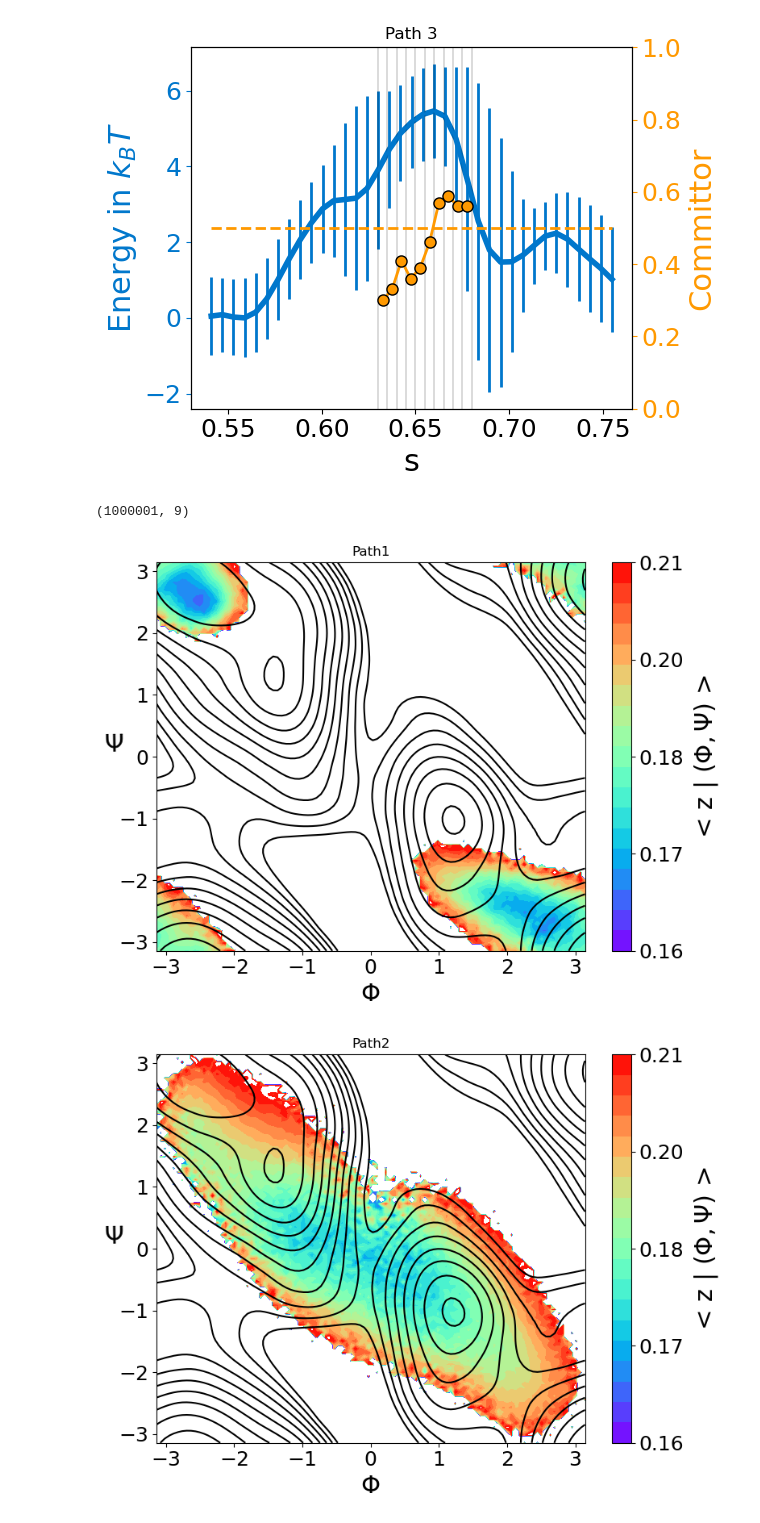
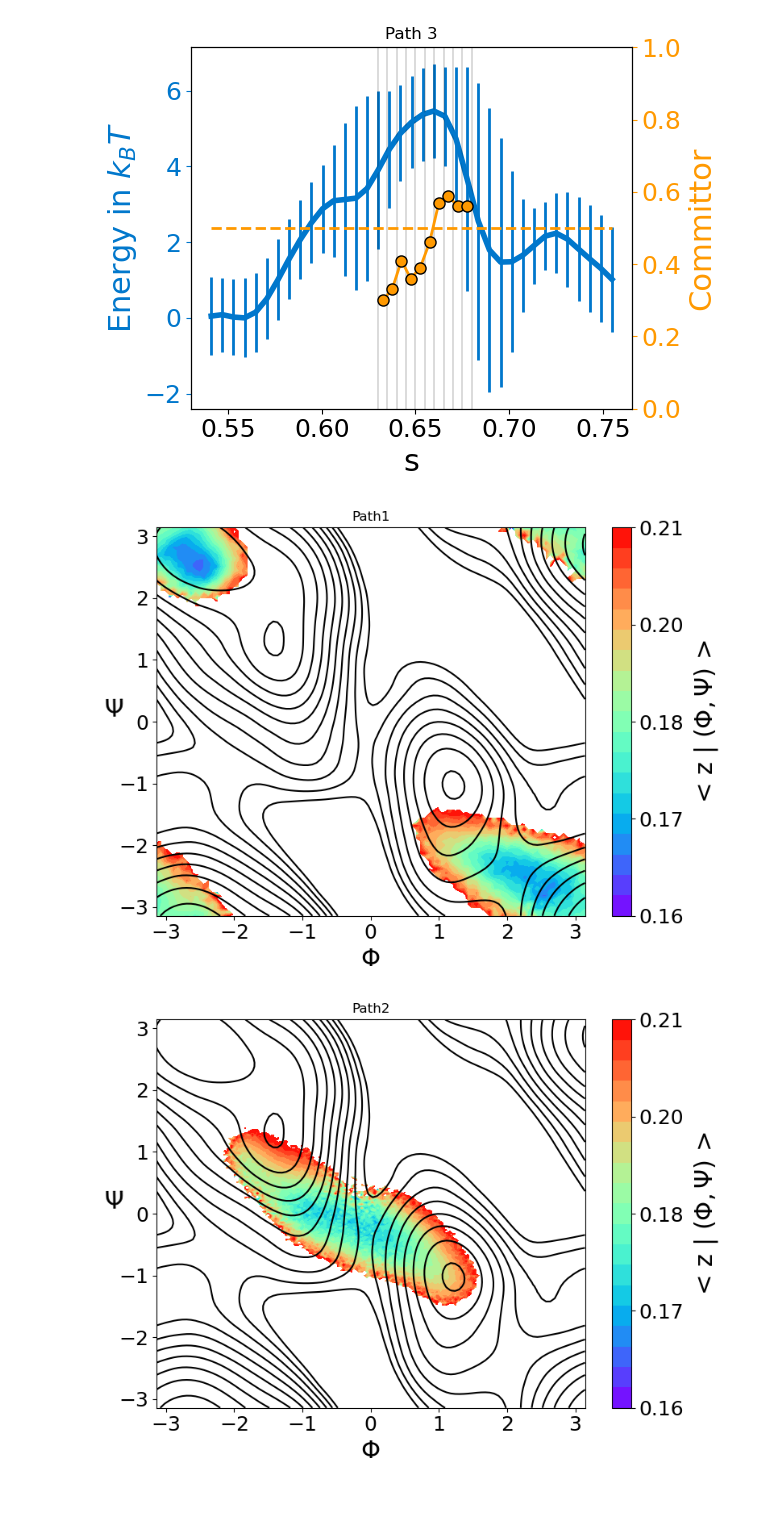
Before and after one commit to ThorbenF/DeepLNE, a Jupyter notebook: Results_Dialanine.ipynb, the cells around one changed output. Cells and saved outputs as stored; diff of their text form; code cells hidden in the pictures.

```diff
--- a/Results_Dialanine.ipynb
+++ b/Results_Dialanine.ipynb
@@ -260,6 +260,13 @@ for i in range(1,4):
     hist, bin_edges = np.histogram(s, bins=num_bins, range=(s.min(), s.max()))
     bin_indices = np.digitize(s, 0.5*(bin_edges[1:]+bin_edges[:-1]))/num_bins
 
+    if i ==1:
+        s1=s
+    if i ==2:
+        s2=s
+    if i ==3:
+        s3=s
+
     fig, ax = plt.subplots(1, figsize=(6,6), dpi=100)
     plt.title('Path %s' %i)
 
@@ -397,14 +483,10 @@ for i in range(1,4):
 [figure]
 [figure]
 [figure]
-# %%
-colvar.shape
-# %% [output]
-(1000001, 9)
 # %%
-
-nbins_phi = 100
-nbins_psi = 100
+res=100
+nbins_phi = res
+nbins_psi = res
 
 
 for i in range(1,4):
@@ -421,34 +503,41 @@ for i in range(1,4):
     hist_weighted_2d, _, _ = np.histogram2d(PHI, PSI, bins=(nbins_phi, nbins_psi), weights=z)
 
     hist_2d[hist_2d == 0] = 1
 
     expectation_value_z = hist_weighted_2d / hist_2d
 
+
     if i==1:
         contour_levels = np.linspace(0.16, 0.21, 20)
+        expectation_value_z[expectation_value_z==expectation_value_z.min()]= None
 
     if i==2:
         contour_levels = np.linspace(0.16,  0.21, 20)
+        expectation_value_z[expectation_value_z==expectation_value_z.min()]= None
 
     if i==3:
-        contour_levels = np.linspace(expectation_value_z.min(), -0.18, 20)
+        contour_levels = np.linspace(-0.235, -0.18, 20)
+        expectation_value_z[expectation_value_z==expectation_value_z.max()]= None
 
     fig, ax = plt.subplots(1, figsize=(8,6))
     plt.title('Path%s' %i)
     plt.contour(phi_grid, psi_grid,file_free_grid,levels,colors='black')
-    contour = plt.contourf(phi_grid, psi_grid, expectation_value_z.T, levels=contour_levels, cmap='rainbow')
+
+    t_phi_grid, t_psi_grid = np.meshgrid(np.linspace(xedges.min(), xedges.max(), res),
+                                 np.linspace(yedges.min(), yedges.max(), res))
+    contour = plt.contourf(t_phi_grid, t_psi_grid, expectation_value_z.T, levels=contour_levels, cmap='rainbow')
 
 
     cbar = plt.colorbar(contour, format='%.2f')
     cbar.set_label(r'< z | ($\Phi,\Psi$) >', rotation=90, labelpad=8,fontsize=22)
     cbar.set_ticks(np.linspace(contour_levels.min(), contour_levels.max(), 5))
     cbar.ax.tick_params(labelsize=18)
     plt.xticks(fontsize=18)
     plt.yticks(fontsize=18)
     plt.xlabel(r'$\Phi$',fontsize=22)
     plt.ylabel(r'$\Psi$', rotation=1,fontsize=22)
     plt.tight_layout()
     plt.show()
 # %% [output]
-[figure, old version]
+[figure, new version]
-[figure, old version]
+[figure, new version]
```
Also changed, not shown: parts of 3 cells of this notebook, 2 other files.
